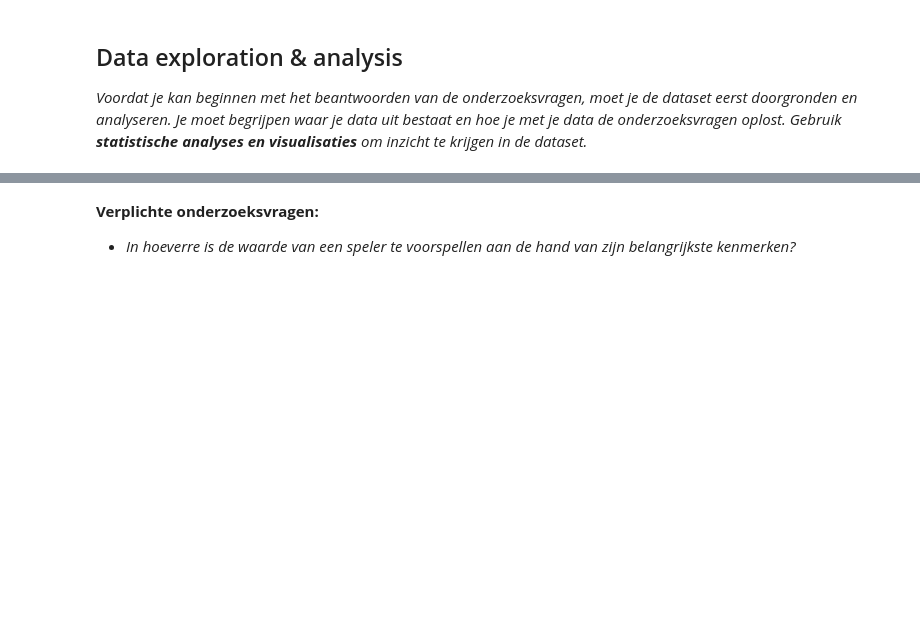
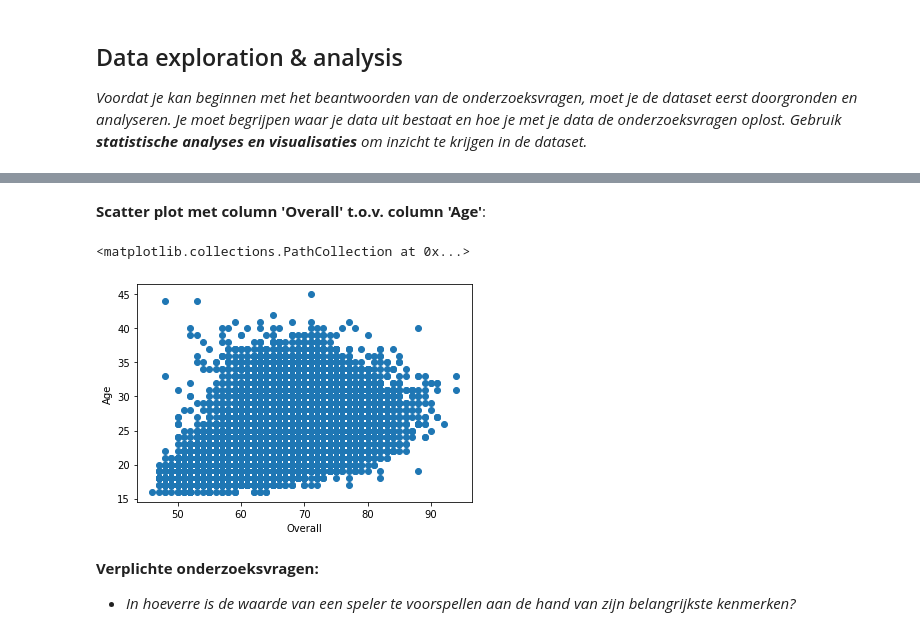
Before and after one commit to Redouanelh/casusopdracht, a Jupyter notebook: fifa19/casusopdracht_onderzoeksvragen.ipynb, the cells around one changed output, grey strips where cells are left out. Saved outputs shown, nothing was run; the diff lists cells and outputs as text; code cells hidden in the pictures; blank space fills up the shorter version.

```diff
--- a/fifa19/casusopdracht_onderzoeksvragen.ipynb
+++ b/fifa19/casusopdracht_onderzoeksvragen.ipynb
@@ -133,3 +222,13 @@ Gebruik <b>statistische analyses en visualisaties</b> om inzicht te krijgen in d
+# %% [markdown]
+<b>Scatter plot met column 'Overall' t.o.v. column 'Age'</b>:
+# %%
+scatter = plt.scatter(fifa_source['Overall'], fifa_source['Age'])
+plt.xlabel('Overall')
+plt.ylabel('Age')
+scatter
+# %% [output]
+<matplotlib.collections.PathCollection at 0x...>
+[figure, added]
 # %% [markdown]
 <b>Verplichte onderzoeksvragen: </b>
    * *In hoeverre is de waarde van een speler te voorspellen aan de hand
```
Also changed, not shown: parts of 32 cells of this notebook, 1 other file.
